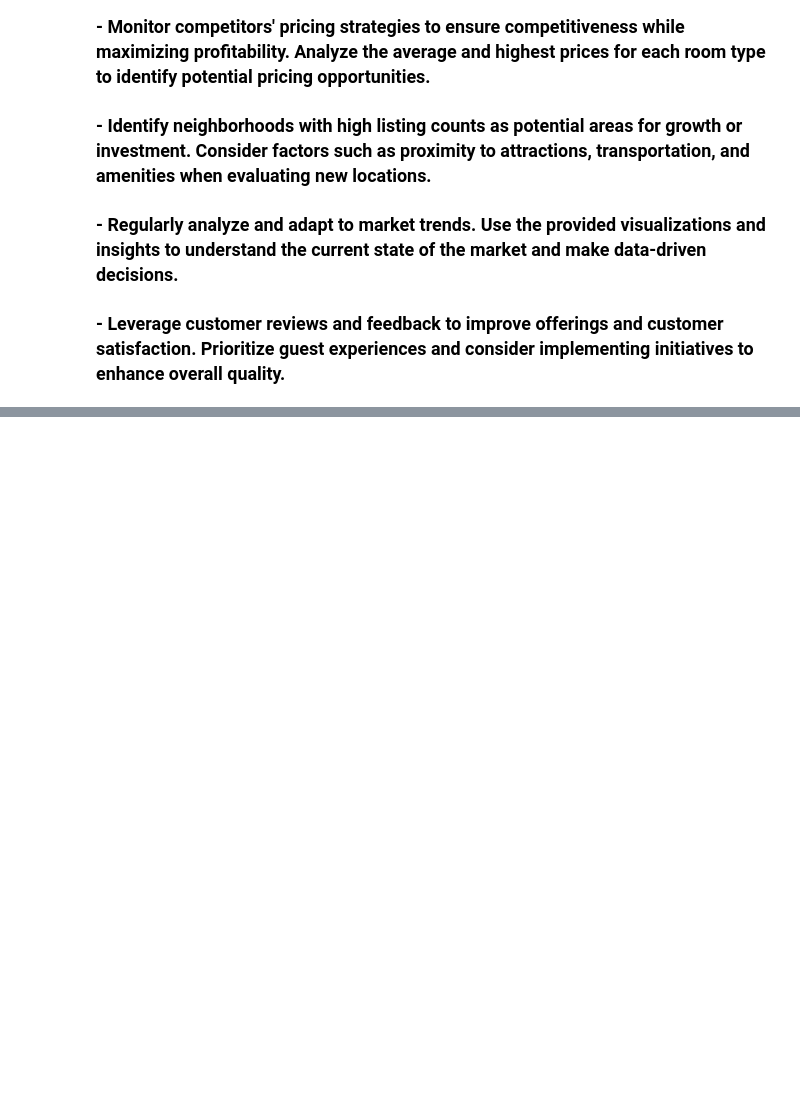
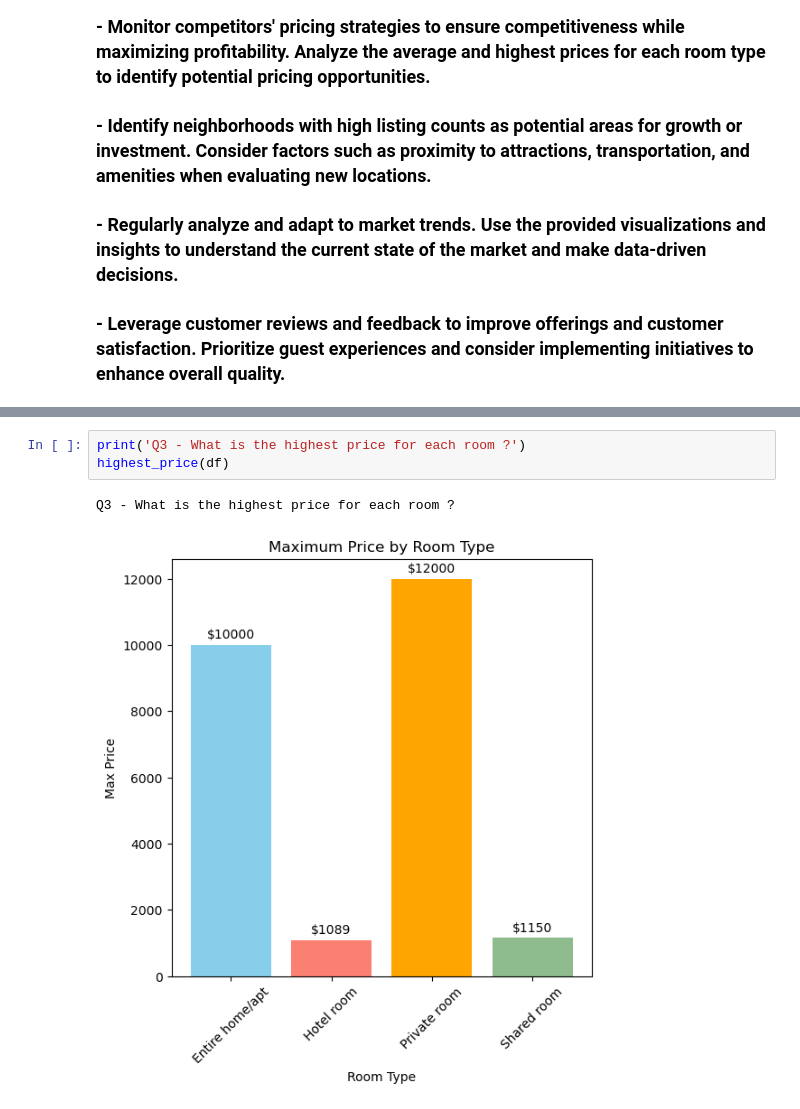
Before and after one commit to Mostafa-Fathy-0/Aibnb-EDA, a Jupyter notebook: Airbnb Listing EDA.ipynb, the cells around one changed output, grey strips where cells are left out. Cells and saved outputs as stored; diff of their text form; blank space fills up the shorter version.

```diff
--- a/Airbnb Listing EDA.ipynb
+++ b/Airbnb Listing EDA.ipynb
@@ -226,0 +239,6 @@ if __name__ == "__main__":
+# %%
+print('Q3 - What is the highest price for each room ?')
+highest_price(df)
+# %% [output]
+Q3 - What is the highest price for each room ?
+[figure, added]
```
Also changed, not shown: parts of 4 cells of this notebook.
